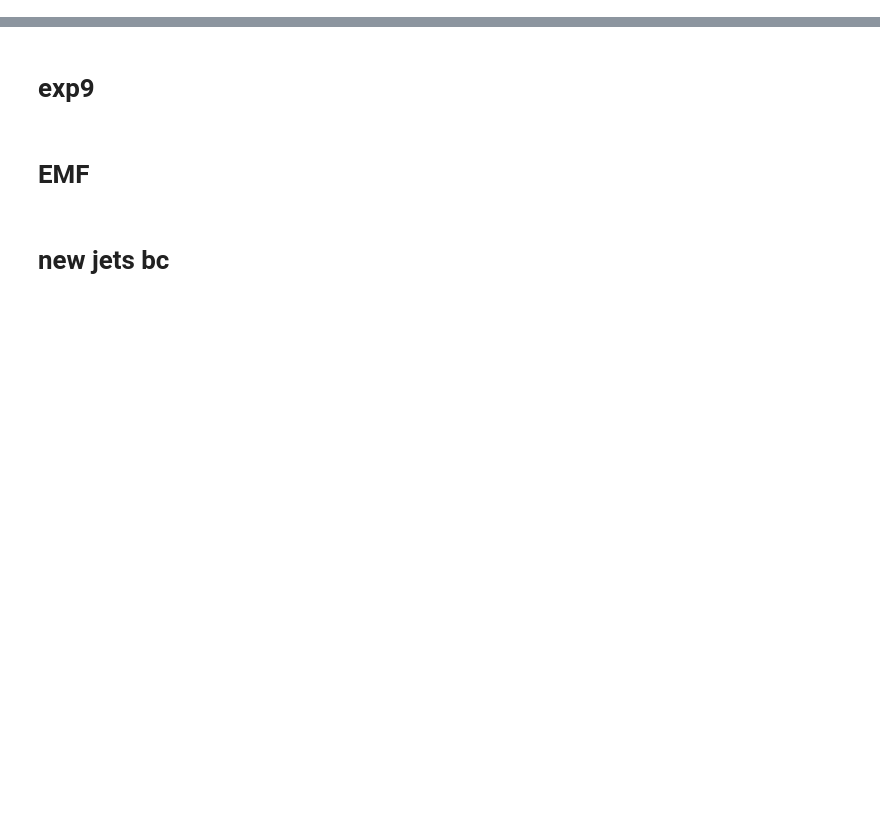
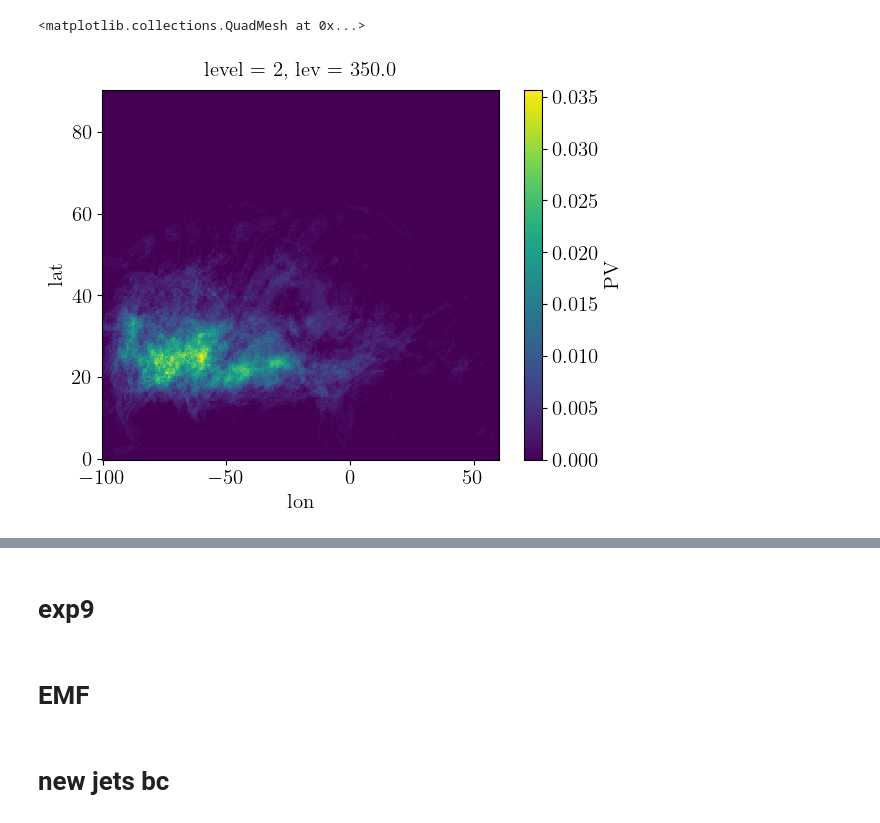
Before and after one commit to hbanderier/Jetutils, a Jupyter notebook: notebooks/on_remote/Playgrounds/data_stuff.ipynb, the cells around one changed output, grey strips where cells are left out. Cells and saved outputs as stored; diff of their text form; code cells hidden in the pictures; blank space fills up the shorter version.

```diff
--- a/notebooks/on_remote/Playgrounds/data_stuff.ipynb
+++ b/notebooks/on_remote/Playgrounds/data_stuff.ipynb
@@ -104,0 +117,5 @@ from tqdm import tqdm, trange
+# %%
+new_apvo.coarsen({"lon":2, "lat":2}).mean().mean("time")[0].plot()
+# %% [output]
+<matplotlib.collections.QuadMesh at 0x...>
+[figure, added]
```
Also changed, not shown: parts of 9 cells of this notebook, 3 other files.
